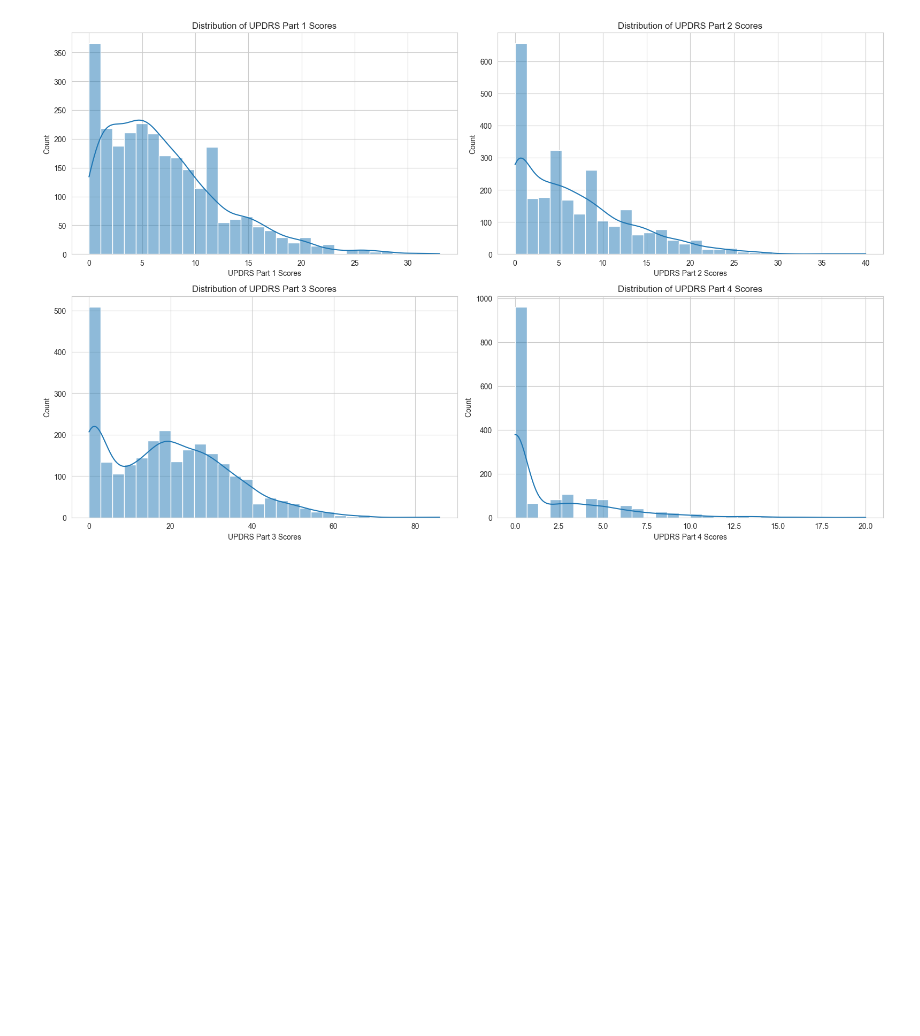
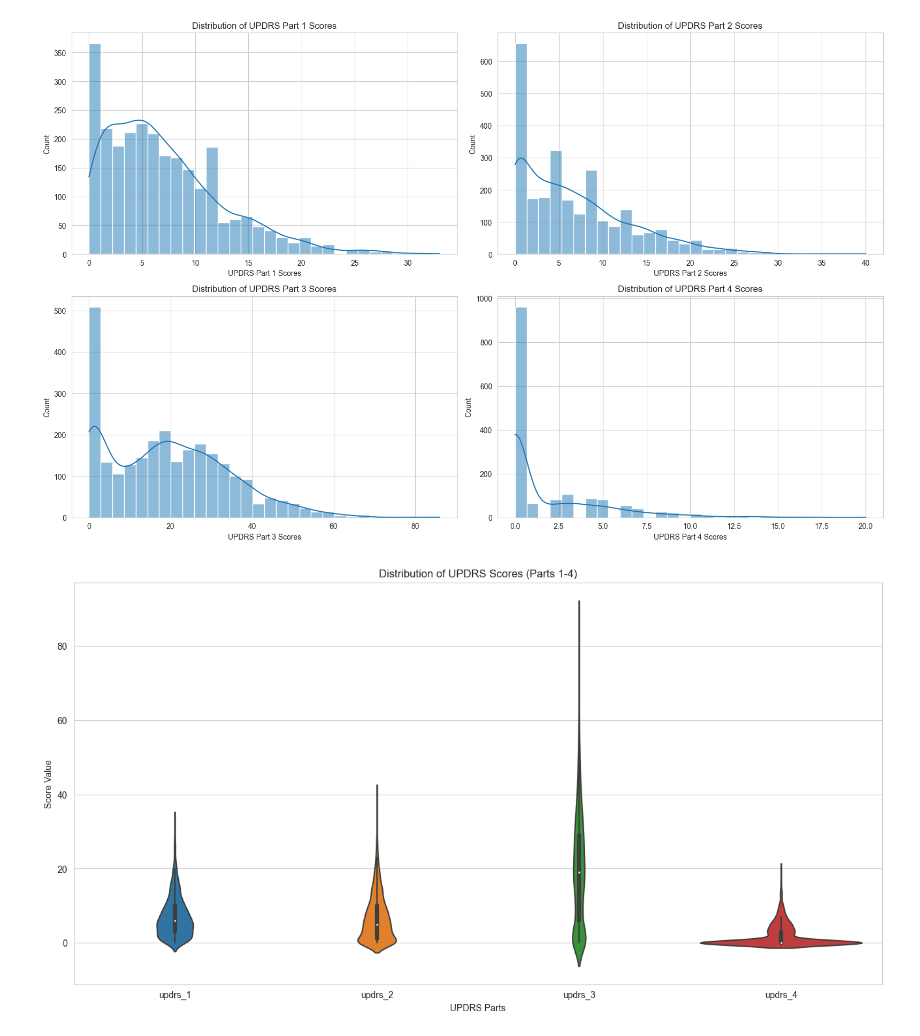
Before and after one commit to azizharouna/NeuroMetrics, a Jupyter notebook: data_visualization.ipynb, the cells around one changed output. Drawn from its saved outputs; the diff is of its cells as text; code cells hidden in the pictures; blank space fills up the shorter version.

Commit message:
merged the distribution of udprs

```diff
--- a/data_visualization.ipynb
+++ b/data_visualization.ipynb
@@ -39,3 +39,13 @@ plt.tight_layout()
 plt.show()
 # %% [output]
 [figure]
+# %%
+# Merging the distributions of UPDRS scores for comparison
+plt.figure(figsize=(16, 8))
+sns.violinplot(data=train_clinical_data[['updrs_1', 'updrs_2', 'updrs_3', 'updrs_4']])
+plt.title('Distribution of UPDRS Scores (Parts 1-4)')
+plt.ylabel('Score Value')
+plt.xlabel('UPDRS Parts')
+plt.show()
+# %% [output]
+[figure, added]
```
